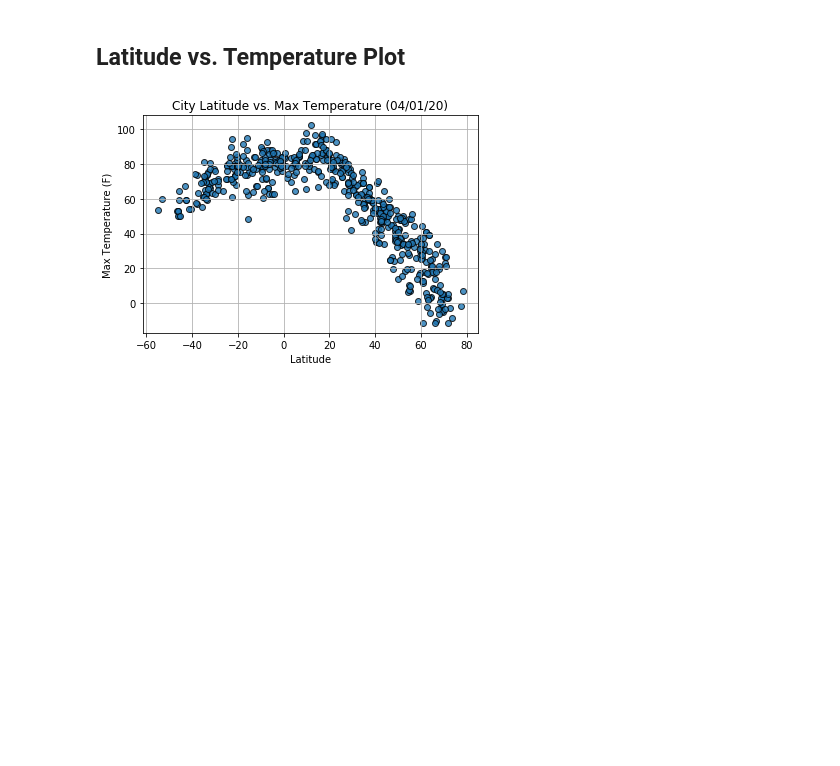
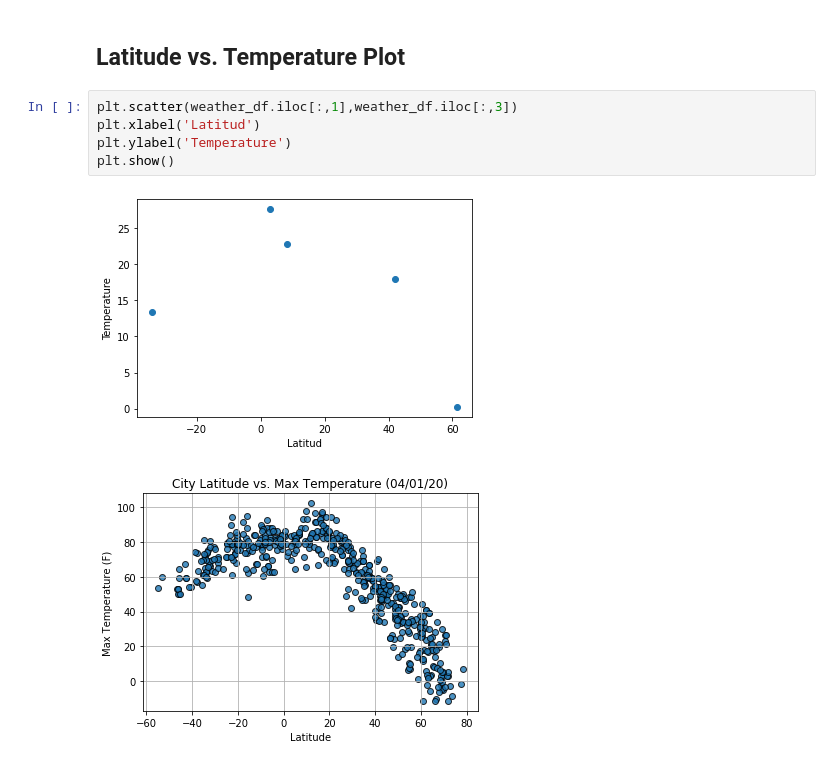
Before and after one commit to Omargib/python-api-challenge, a Jupyter notebook: WeatherPy/WeatherPy.ipynb, the cells around one changed output. Cells and saved outputs as stored; diff of their text form; blank space fills up the shorter version.

```diff
--- a/WeatherPy/WeatherPy.ipynb
+++ b/WeatherPy/WeatherPy.ipynb
@@ -207,6 +207,13 @@ Int64Index([], dtype='int64')
 * Save the plotted figures as .pngs.
 # %% [markdown]
 ## Latitude vs. Temperature Plot
+# %%
+plt.scatter(weather_df.iloc[:,1],weather_df.iloc[:,3])
+plt.xlabel('Latitud')
+plt.ylabel('Temperature')
+plt.show()
+# %% [output]
+[figure, added]
 # %%
 # %% [output]
 [figure]
```
Also changed, not shown: parts of 5 cells of this notebook.
